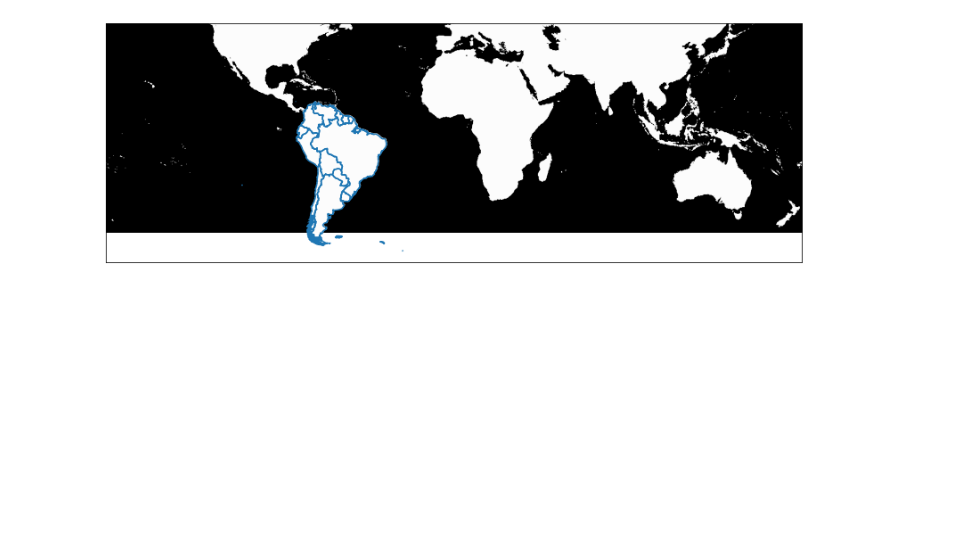
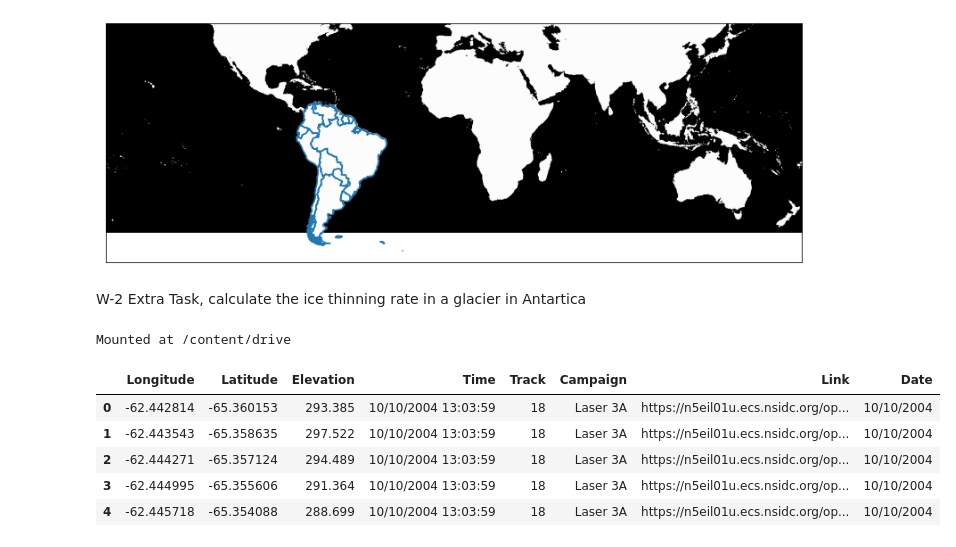
Before and after one commit to carcak/CodingBenchmark, a Jupyter notebook: Coding_Benchmark_2.ipynb, the cells around one changed output. Saved outputs shown, nothing was run; the diff lists cells and outputs as text; code cells hidden in the pictures; blank space fills up the shorter version.

```diff
--- a/Coding_Benchmark_2.ipynb
+++ b/Coding_Benchmark_2.ipynb
@@ -446,3 +446,22 @@ Country_bound_utmz13.boundary.plot(ax=ax)
 plt.show()
 # %% [output]
 [figure]
+# %% [markdown]
+W-2 Extra Task, calculate the ice thinning rate in a glacier in Antartica
+# %%
+#CC Mounting my google drive folders
+from google.colab import drive
+drive.mount('/content/drive')
+# %% [output]
+Mounted at /content/drive
+# %%
+import pandas as pd
+df_Ice = pd.read_csv('/content/drive/MyDrive/_G_Colab/07_Coding_Benchmark/Question_2_icesat_thinned.csv', sep=',')
+df_Ice.head()
+# %% [output]
+|  | Longitude | Latitude | Elevation | Time | Track | Campaign | Link | Date |
+| 0 | -62.442814 | -65.360153 | 293.385 | 10/10/2004 13:03:59 | 18 | Laser 3A | https://n5eil01u.ecs.nsidc.org/op... | 10/10/2004 |
+| 1 | -62.443543 | -65.358635 | 297.522 | 10/10/2004 13:03:59 | 18 | Laser 3A | https://n5eil01u.ecs.nsidc.org/op... | 10/10/2004 |
+| 2 | -62.444271 | -65.357124 | 294.489 | 10/10/2004 13:03:59 | 18 | Laser 3A | https://n5eil01u.ecs.nsidc.org/op... | 10/10/2004 |
+| 3 | -62.444995 | -65.355606 | 291.364 | 10/10/2004 13:03:59 | 18 | Laser 3A | https://n5eil01u.ecs.nsidc.org/op... | 10/10/2004 |
+| 4 | -62.445718 | -65.354088 | 288.699 | 10/10/2004 13:03:59 | 18 | Laser 3A | https://n5eil01u.ecs.nsidc.org/op... | 10/10/2004 |
```
Also changed, not shown: parts of 5 cells of this notebook.
